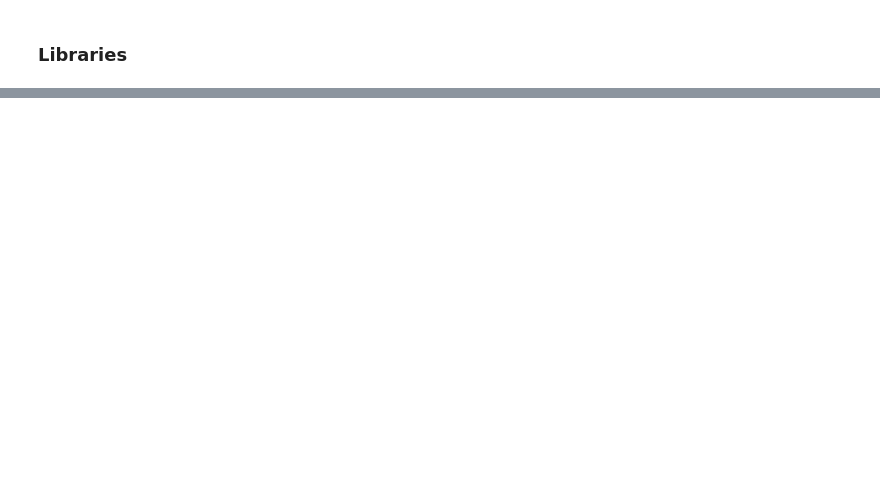
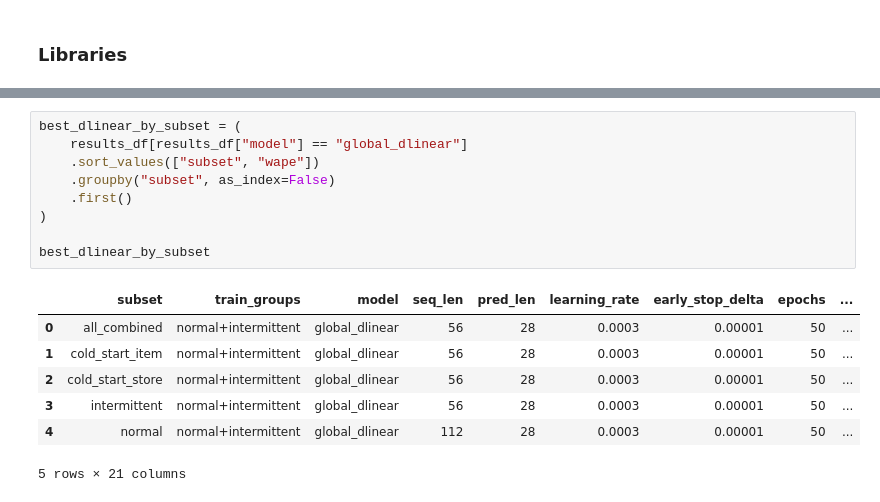
Before and after one commit to Francisco-data/Capstone, a Jupyter notebook: notebooks/dlinear_covariates.ipynb, the cells around one changed output, grey strips where cells are left out. Drawn from its saved outputs; the diff is of its cells as text; blank space fills up the shorter version.

```diff
--- a/notebooks/dlinear_covariates.ipynb
+++ b/notebooks/dlinear_covariates.ipynb
@@ -548,0 +708,17 @@ Error:
+# %%
+best_dlinear_by_subset = (
+    results_df[results_df["model"] == "global_dlinear"]
+    .sort_values(["subset", "wape"])
+    .groupby("subset", as_index=False)
+    .first()
+)
+
+best_dlinear_by_subset
+# %% [output]
+|  | subset | train_groups | model | seq_len | pred_len | learning_rate | early_stop_delta | epochs | ... |
+| 0 | all_combined | normal+intermittent | global_dlinear | 56 | 28 | 0.0003 | 0.00001 | 50 | ... |
+| 1 | cold_start_item | normal+intermittent | global_dlinear | 56 | 28 | 0.0003 | 0.00001 | 50 | ... |
+| 2 | cold_start_store | normal+intermittent | global_dlinear | 56 | 28 | 0.0003 | 0.00001 | 50 | ... |
+| 3 | intermittent | normal+intermittent | global_dlinear | 56 | 28 | 0.0003 | 0.00001 | 50 | ... |
+| 4 | normal | normal+intermittent | global_dlinear | 112 | 28 | 0.0003 | 0.00001 | 50 | ... |
+5 rows × 21 columns
```
Also changed, not shown: parts of 60 cells of this notebook, 3 other files.
